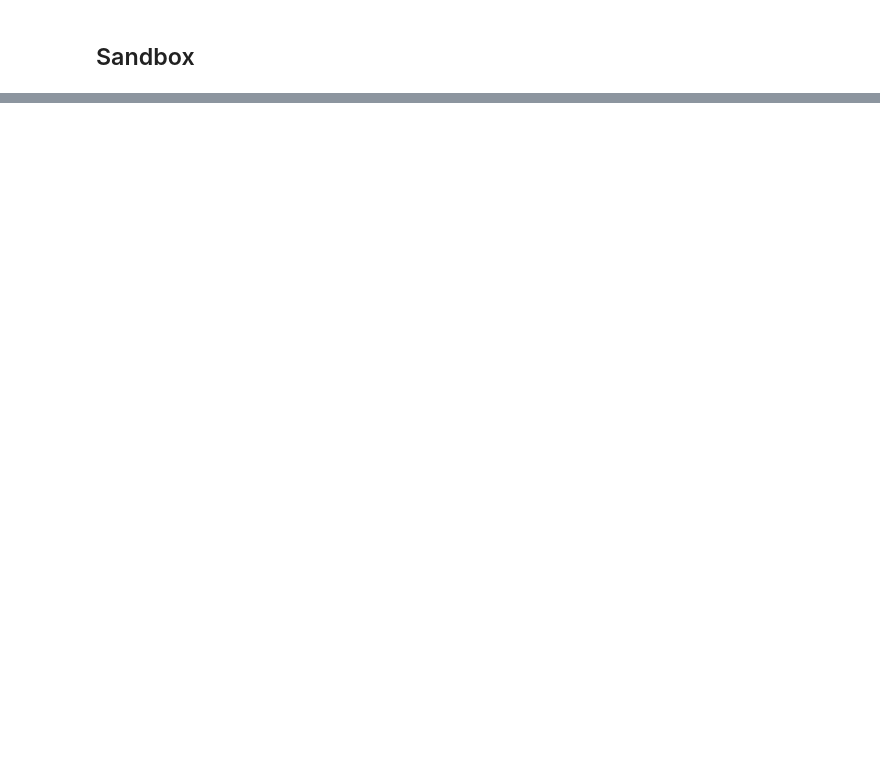
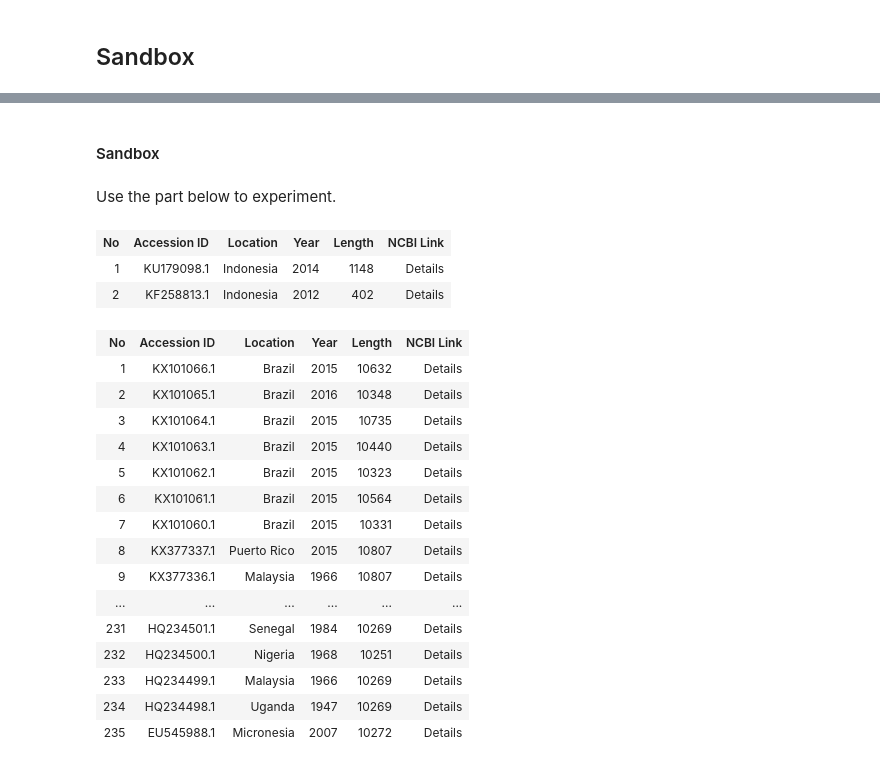
Before and after one commit to jason-ang/zika-virus, a Jupyter notebook: Zika virus Project.ipynb, the cells around one changed output, grey strips where cells are left out. Cells and saved outputs as stored; diff of their text form; code cells hidden in the pictures; blank space fills up the shorter version.

Commit message:
+ Updated sandbox for presentation.
Signed-off-by: Jason Anggada <jason.anggada@gmail.com>

```diff
--- a/Zika virus Project.ipynb
+++ b/Zika virus Project.ipynb
@@ -821,0 +858,35 @@ First, define the functions: print_table(), global_alignment(), and local_alignm
+# %%
+# Function to generate virus info
+def virus_info(virus):
+    T = virus
+    header = ['No', 'Accession ID', 'Location', 'Year', 'Length', 'NCBI Link']
+
+    S = "<table>"
+
+    # Header
+    color = 'LightGray'
+    S += "<tr style='background-color:" + color + ";'>"
+    for title in header:
+        S += "<th>" + title + "</th>"
+    S += "</tr>"
+
+    # Content
+    i = 1
+    for row in T:
+        color = ""
+        if i % 2 == 1:
+            color = 'Ivory'
+        else:
+            color = 'AliceBlue'
+        S += "<tr style='background-color:" + color + ";'>"
+        S += "<td>" + str(i) + "</td>"
+        S += "<td>" + str(row['id']) + "</td>"
+        S += "<td>" + str(row['location']) + "</td>"
+        S += "<td>" + str(row['year']) + "</td>"
+        S += "<td>" + str(len(row['seq'])) + "</td>"
+        S += "<td>" + "<a href='http://www.ncbi.nlm.nih.gov/nuccore/" + str(row['id']) + "'>Details</a>" + "</td>"
+        S += "</tr>"
+        i += 1
+    S += "</table>"
+
+    return S
@@ -1020,0 +1190,31 @@ def local_alignment(v,w):
+# %% [markdown]
+#### Sandbox
+# %% [markdown]
+Use the part below to experiment.
+# %%
+S = virus_info(indonesian_virus)
+HTML(S)
+# %% [output]
+| No | Accession ID | Location | Year | Length | NCBI Link |
+| 1 | KU179098.1 | Indonesia | 2014 | 1148 | Details |
+| 2 | KF258813.1 | Indonesia | 2012 | 402 | Details |
+# %%
+S = virus_info(foreign_virus)
+HTML(S)
+# %% [output]
+| No | Accession ID | Location | Year | Length | NCBI Link |
+| 1 | KX101066.1 | Brazil | 2015 | 10632 | Details |
+| 2 | KX101065.1 | Brazil | 2016 | 10348 | Details |
+| 3 | KX101064.1 | Brazil | 2015 | 10735 | Details |
+| 4 | KX101063.1 | Brazil | 2015 | 10440 | Details |
+| 5 | KX101062.1 | Brazil | 2015 | 10323 | Details |
+| 6 | KX101061.1 | Brazil | 2015 | 10564 | Details |
+| 7 | KX101060.1 | Brazil | 2015 | 10331 | Details |
+| 8 | KX377337.1 | Puerto Rico | 2015 | 10807 | Details |
+| 9 | KX377336.1 | Malaysia | 1966 | 10807 | Details |
+| ... | ... | ... | ... | ... | ... |
+| 231 | HQ234501.1 | Senegal | 1984 | 10269 | Details |
+| 232 | HQ234500.1 | Nigeria | 1968 | 10251 | Details |
+| 233 | HQ234499.1 | Malaysia | 1966 | 10269 | Details |
+| 234 | HQ234498.1 | Uganda | 1947 | 10269 | Details |
+| 235 | EU545988.1 | Micronesia | 2007 | 10272 | Details |
```
Also changed, not shown: parts of 47 cells of this notebook.
